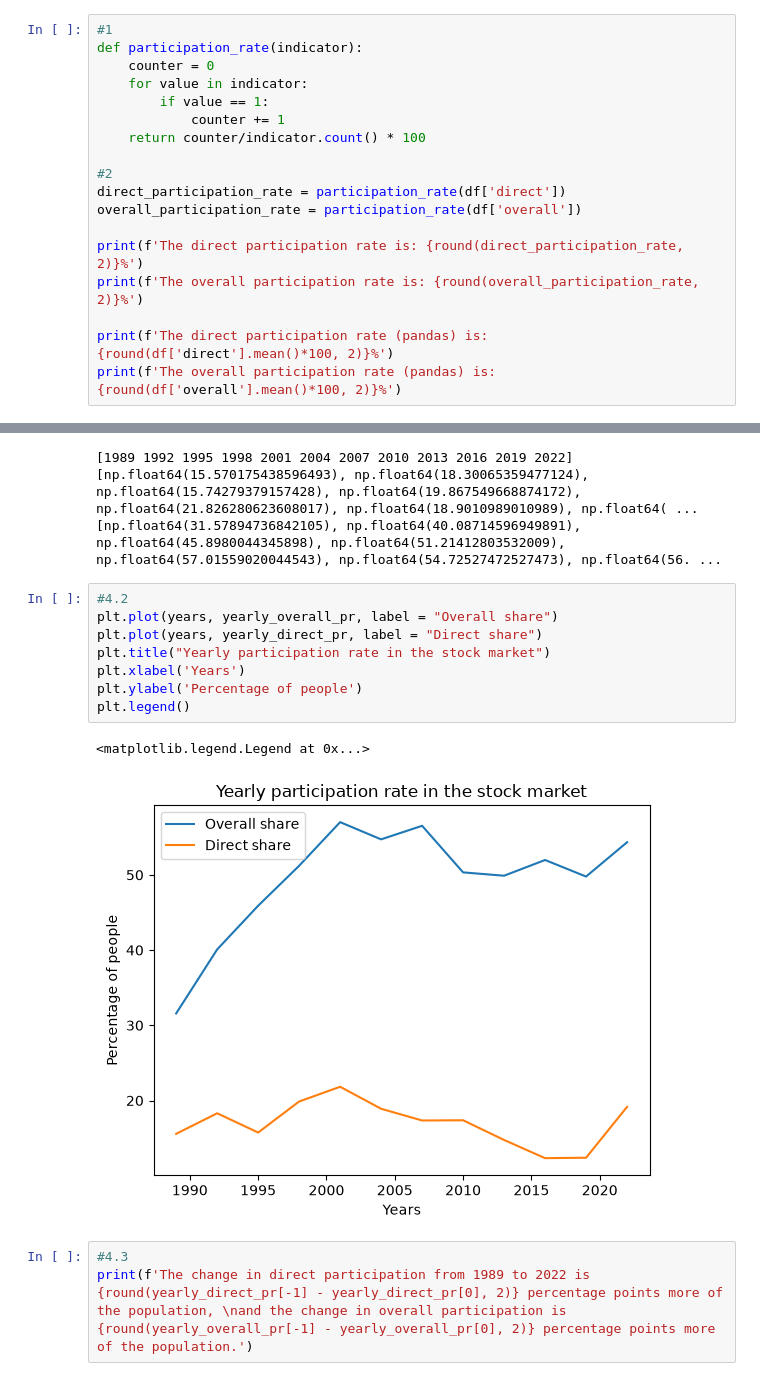
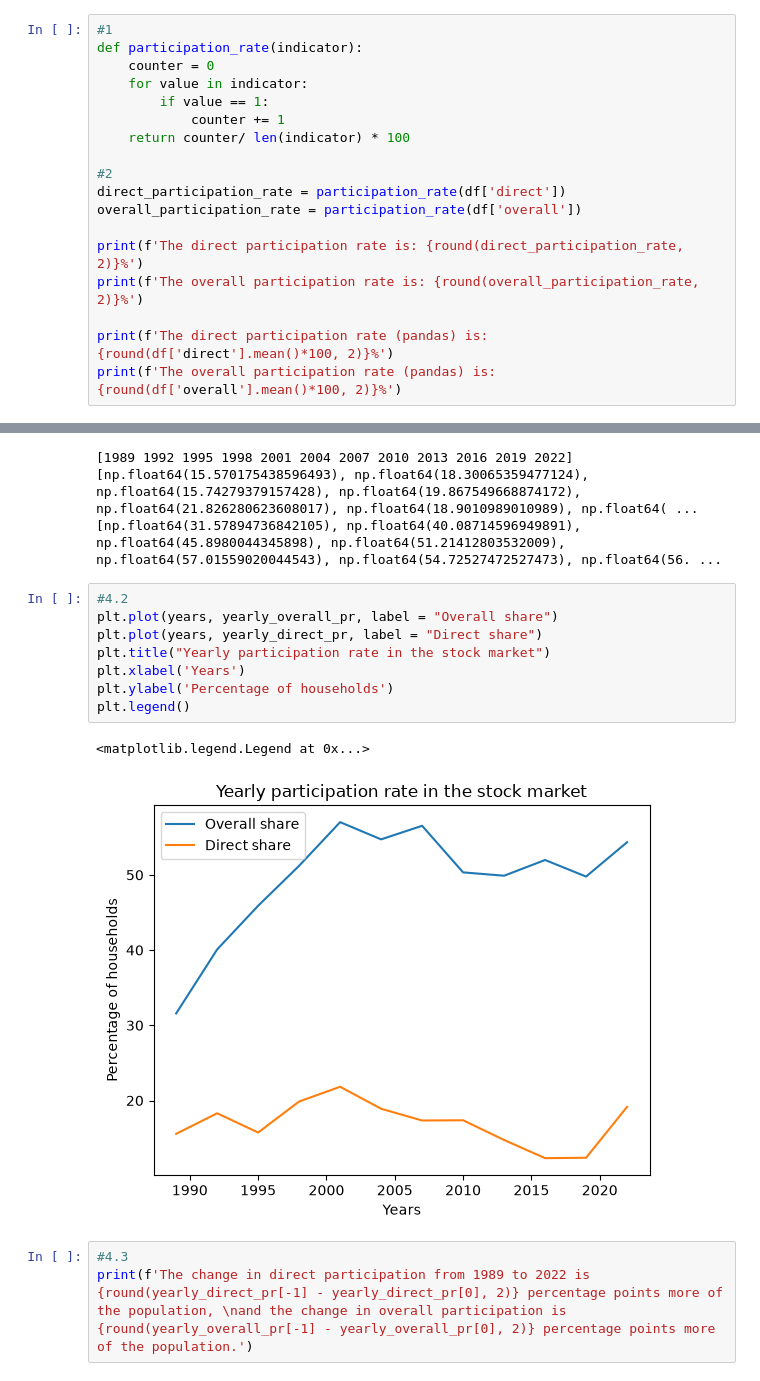
Before and after one commit to FilipThue/TECH2-H26-assignment3, a Jupyter notebook: assignment3.ipynb, the cells around one changed output, grey strips where cells are left out. Cells and saved outputs as stored; diff of their text form.

```diff
--- a/assignment3.ipynb
+++ b/assignment3.ipynb
@@ -188,7 +178,7 @@ def participation_rate(indicator):
     for value in indicator:
         if value == 1:
             counter += 1
-    return counter/indicator.count() * 100
+    return counter/ len(indicator) * 100
 
 #2
 direct_participation_rate = participation_rate(df['direct'])
@@ -283,14 +273,14 @@ print(yearly_overall_pr)
 # %%
 #4.2
 plt.plot(years, yearly_overall_pr, label = "Overall share")
 plt.plot(years, yearly_direct_pr, label = "Direct share")
 plt.title("Yearly participation rate in the stock market")
 plt.xlabel('Years')
-plt.ylabel('Percentage of people')
+plt.ylabel('Percentage of households')
 plt.legend()
 # %% [output]
 <matplotlib.legend.Legend at 0x...>
-[figure, old version]
+[figure, new version]
 # %%
 #4.3
 print(f'The change in direct participation from 1989 to 2022 is {round(yearly_direct_pr[-1] - yearly_direct_pr[0], 2)} percentage points more of the population, \nand the change in overall participation is {round(yearly_overall_pr[-1] - yearly_overall_pr[0], 2)} percentage points more of the population.')
```
Also changed, not shown: parts of 2 cells of this notebook.
